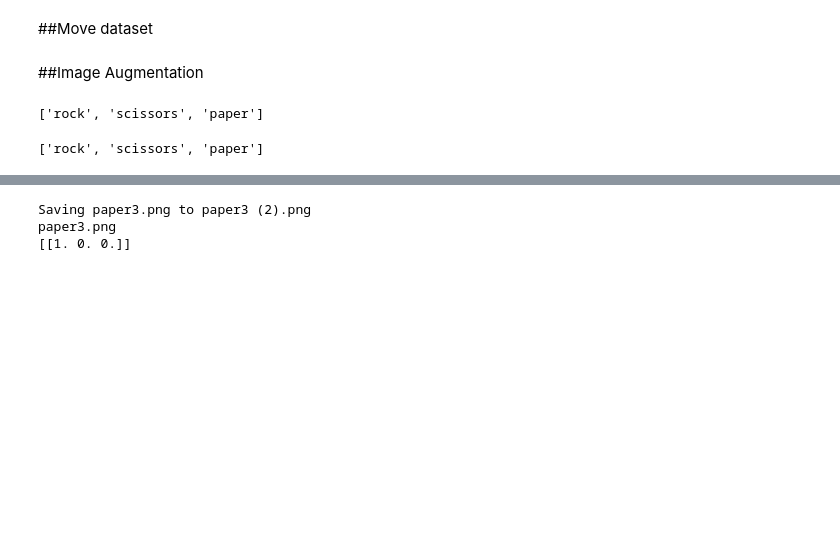
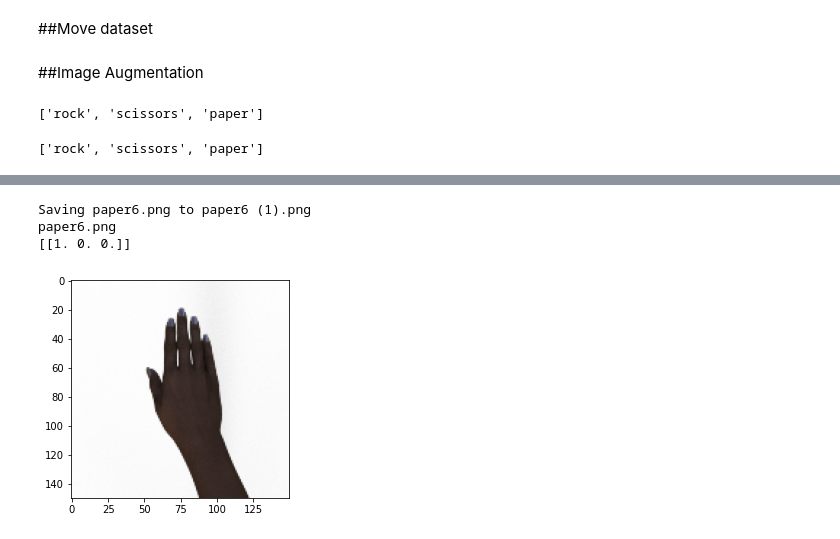
Before and after one commit to zanuarts/dicoding-ml-submission, a Jupyter notebook: submission_dicoding.ipynb, the cells around one changed output, grey strips where cells are left out. Drawn from its saved outputs; the diff is of its cells as text; code cells hidden in the pictures; blank space fills up the shorter version.

```diff
--- a/submission_dicoding.ipynb
+++ b/submission_dicoding.ipynb
@@ -305,24 +308,25 @@ plt.show()
 # %%
 import numpy as np
 from google.colab import files
 from keras.preprocessing import image
 
 uploaded = files.upload()
 
 for fn in uploaded.keys():
 
-  # predicting images
   path = fn
+  imgplot = plt.imshow(img)
   img = image.load_img(path, target_size=(150, 150))
   x = image.img_to_array(img)
   x = np.expand_dims(x, axis=0)
 
   images = np.vstack([x])
   classes = model.predict(images, batch_size=10)
   print(fn)
   print(classes)
 # %% [output]
 [interactive output not drawn]
-Saving paper3.png to paper3 (2).png
-paper3.png
+Saving paper6.png to paper6 (1).png
+paper6.png
 [[1. 0. 0.]]
+[figure, added]
```
Also changed, not shown: parts of 5 cells of this notebook.
